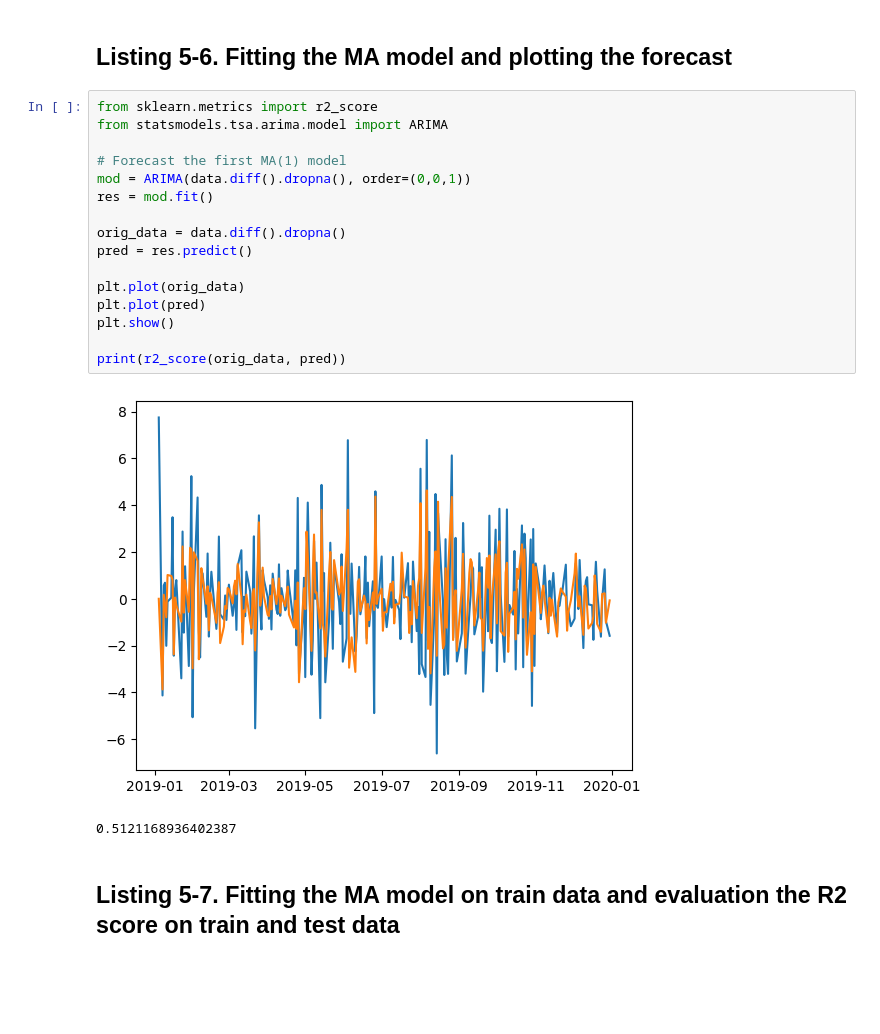
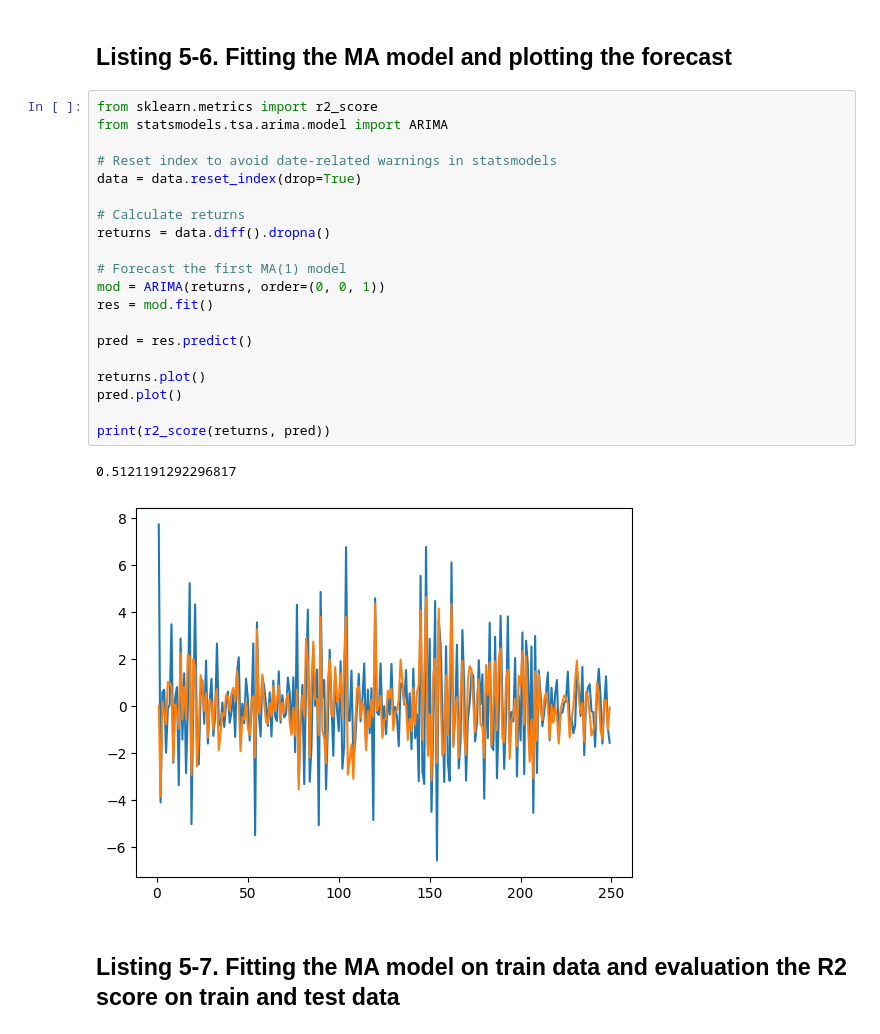
Before and after one commit to abdallahheidar/Advanced-Forecasting-with-Python-2nd-ed-2026, a Jupyter notebook: chapter_05/Chapter 05 - The MA Model.ipynb, the cells around one changed output. Saved outputs shown, nothing was run; the diff lists cells and outputs as text; blank space fills up the shorter version.

```diff
--- a/chapter_05/Chapter 05 - The MA Model.ipynb
+++ b/chapter_05/Chapter 05 - The MA Model.ipynb
@@ -53,22 +63,26 @@ plt.show()
 # %%
 from sklearn.metrics import r2_score
 from statsmodels.tsa.arima.model import ARIMA
 
+# Reset index to avoid date-related warnings in statsmodels
+data = data.reset_index(drop=True)
+
+# Calculate returns
+returns = data.diff().dropna()
+
 # Forecast the first MA(1) model
-mod = ARIMA(data.diff().dropna(), order=(0,0,1))
+mod = ARIMA(returns, order=(0, 0, 1))
 res = mod.fit()
 
-orig_data = data.diff().dropna()
 pred = res.predict()
 
-plt.plot(orig_data)
-plt.plot(pred)
-plt.show()
+returns.plot()
+pred.plot()
 
-print(r2_score(orig_data, pred))
+print(r2_score(returns, pred))
 # %% [output]
+0.5121191292296817
-[figure, old version]
+[figure, new version]
-0.5121168936402387
 # %% [markdown]
 ## Listing 5-7. Fitting the MA model on train data and evaluation the R2 score on train and test data
 # %%
```
Also changed, not shown: parts of 13 cells of this notebook, 4 other files.
